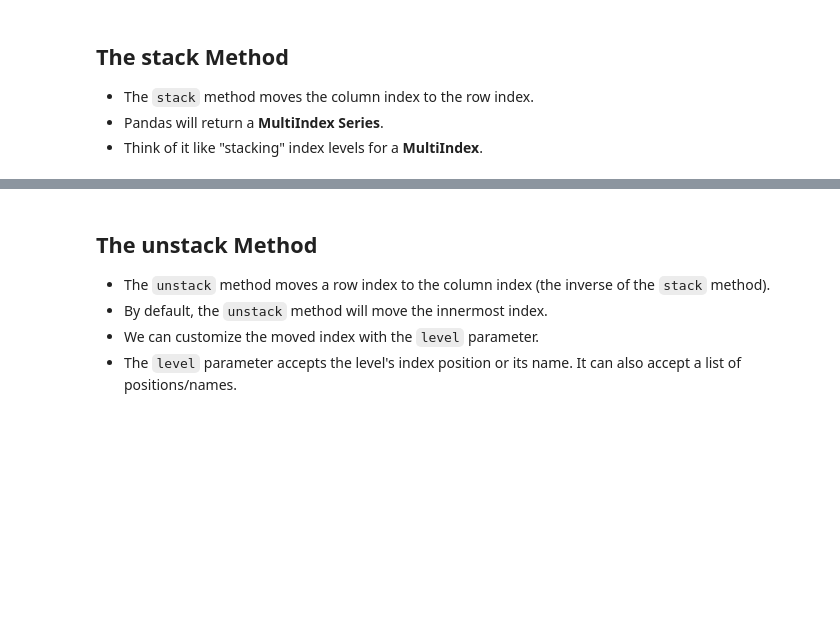
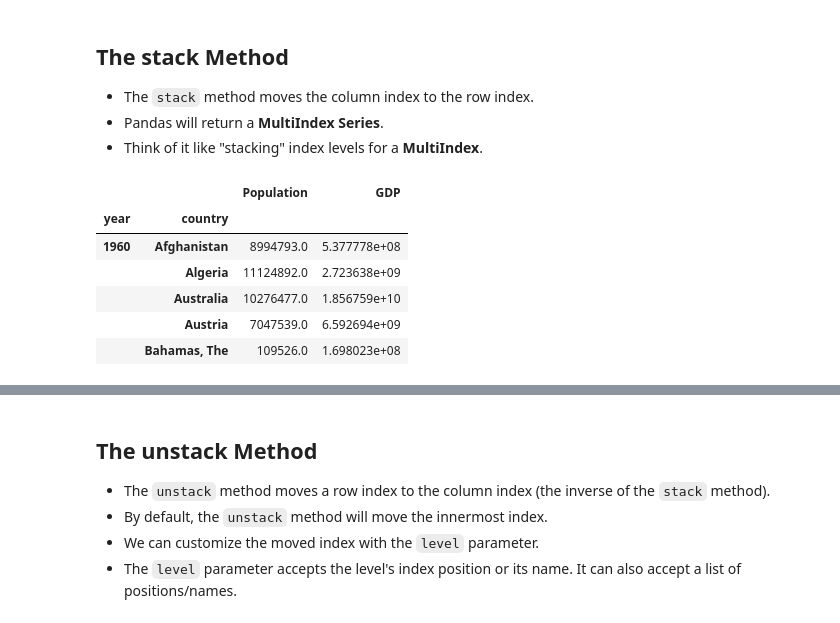
Before and after one commit to abhijeet-bhambere/pashkavers-pandas-trail, a Jupyter notebook: 08 - MultiIndex.ipynb, the cells around one changed output, grey strips where cells are left out. Cells and saved outputs as stored; diff of their text form; code cells hidden in the pictures; blank space fills up the shorter version.

```diff
--- a/08 - MultiIndex.ipynb
+++ b/08 - MultiIndex.ipynb
@@ -365,3 +387,15 @@ bond.loc[("Sean Connery","Guy Hamilton"):("Sean Connery","Lewis Gilbert"),("Film
 - The `stack` method moves the column index to the row index.
 - Pandas will return a **MultiIndex Series**.
 - Think of it like "stacking" index levels for a **MultiIndex**.
+# %%
+# Inspecting the data we can see that we can assign year then country as the indexes
+worldstats = pd.read_csv("worldstats.csv",index_col=["year","country"]).sort_index()
+worldstats.head()
+# %% [output]
+|  |  | Population | GDP |
+| year | country |  |  |
+| 1960 | Afghanistan | 8994793.0 | 5.377778e+08 |
+|  | Algeria | 11124892.0 | 2.723638e+09 |
+|  | Australia | 10276477.0 | 1.856759e+10 |
+|  | Austria | 7047539.0 | 6.592694e+09 |
+|  | Bahamas, The | 109526.0 | 1.698023e+08 |
```
Also changed, not shown: parts of 8 cells of this notebook.
